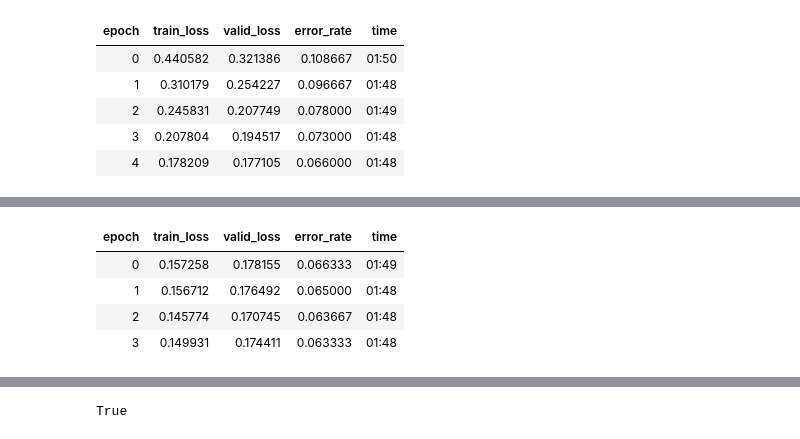
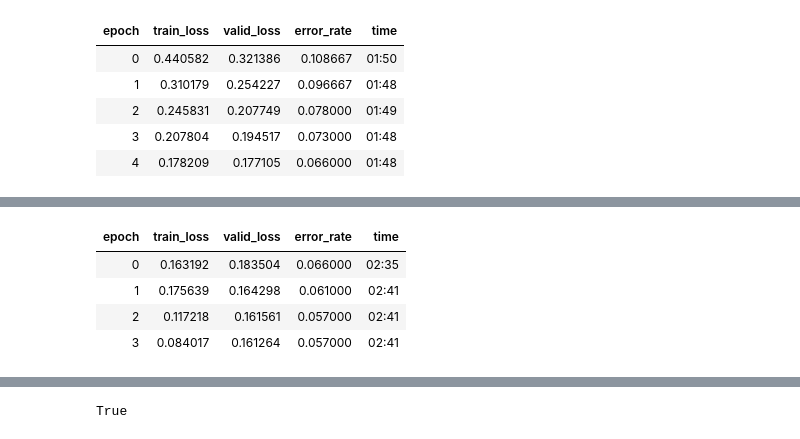
Before and after one commit to richardjlv/Image-Classifier, a Jupyter notebook: images-classifier.ipynb, the cells around one changed output, grey strips where cells are left out. Drawn from its saved outputs; the diff is of its cells as text; code cells hidden in the pictures.

```diff
--- a/images-classifier.ipynb
+++ b/images-classifier.ipynb
@@ -68,10 +70,10 @@ LR Finder is complete, type {learner_name}.recorder.plot() to see the graph.
 # %%
-learn.fit_one_cycle(4, max_lr=1e-4)
+learn.fit_one_cycle(4, max_lr=slice(1e-6,1e-3))
 # %% [output]
 | epoch | train_loss | valid_loss | error_rate | time |
-| 0 | 0.157258 | 0.178155 | 0.066333 | 01:49 |
-| 1 | 0.156712 | 0.176492 | 0.065000 | 01:48 |
-| 2 | 0.145774 | 0.170745 | 0.063667 | 01:48 |
-| 3 | 0.149931 | 0.174411 | 0.063333 | 01:48 |
+| 0 | 0.163192 | 0.183504 | 0.066000 | 02:35 |
+| 1 | 0.175639 | 0.164298 | 0.061000 | 02:41 |
+| 2 | 0.117218 | 0.161561 | 0.057000 | 02:41 |
+| 3 | 0.084017 | 0.161264 | 0.057000 | 02:41 |
 # %%
 learn.save('stage-2')
```
Also changed, not shown: parts of 6 cells of this notebook.
